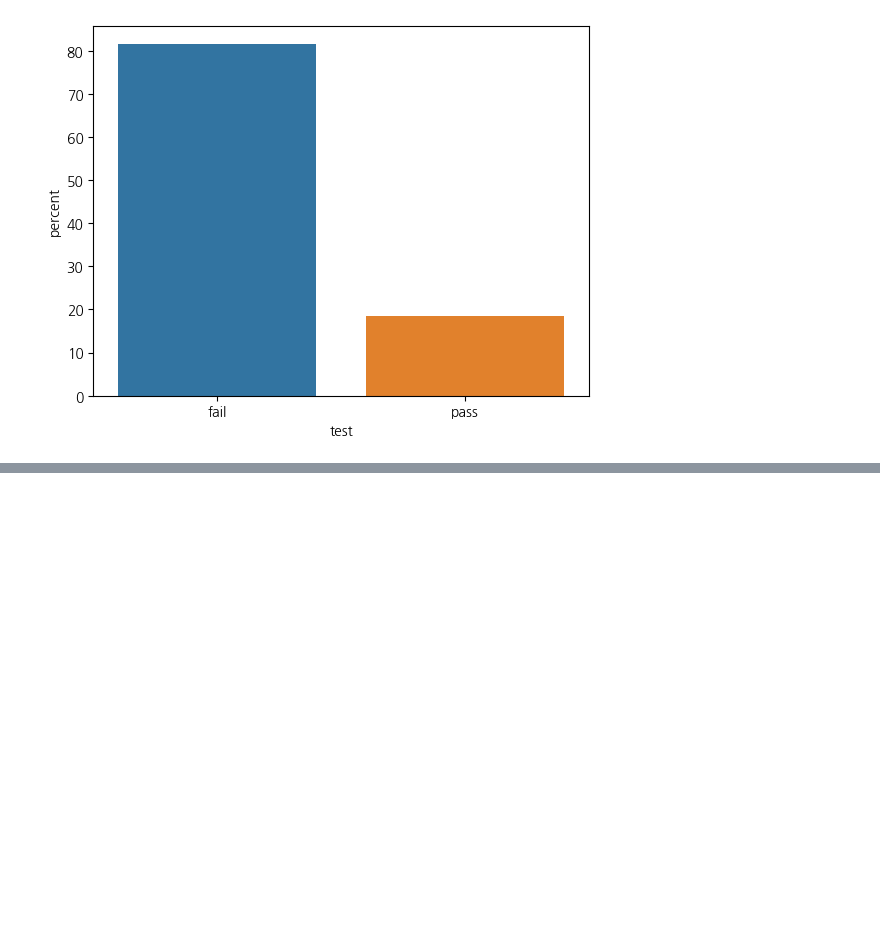
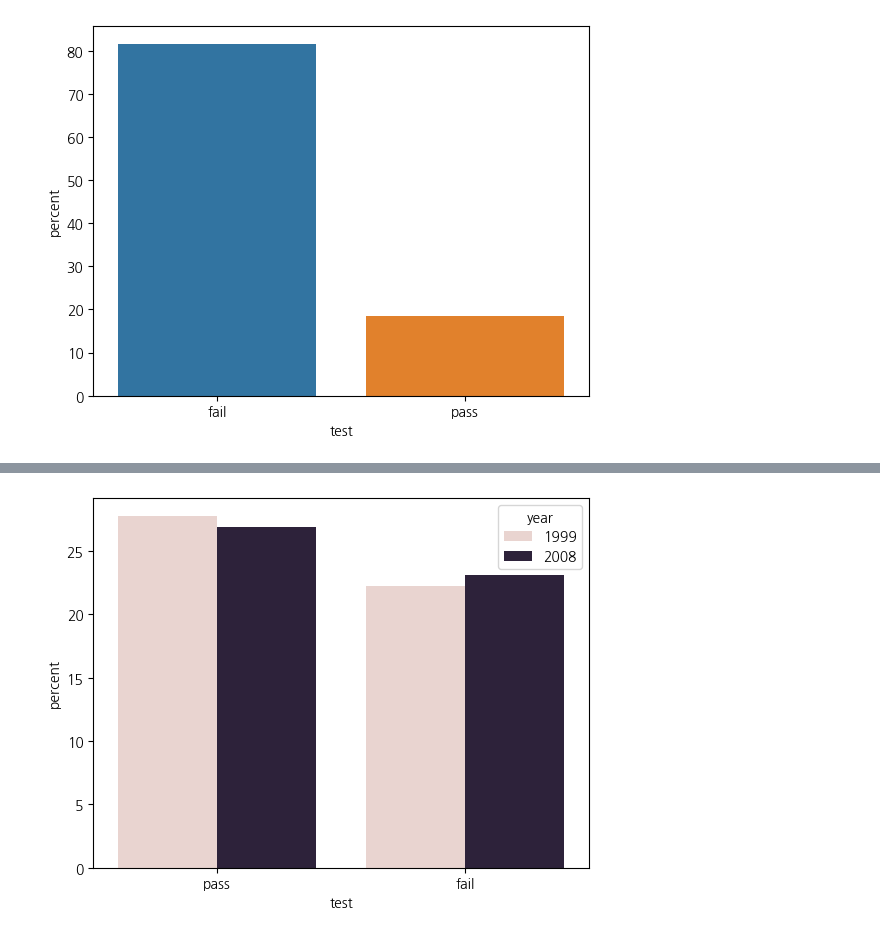
Before and after one commit to jw13k/2024-1-my-BDA, a Jupyter notebook: inclass/03w_0322_fri_ch05_dataframe_medium.ipynb, the cells around one changed output, grey strips where cells are left out. Drawn from its saved outputs; the diff is of its cells as text; code cells hidden in the pictures; blank space fills up the shorter version.

```diff
--- a/inclass/03w_0322_fri_ch05_dataframe_medium.ipynb
+++ b/inclass/03w_0322_fri_ch05_dataframe_medium.ipynb
@@ -618,0 +644,4 @@ sns.countplot(mpg, x='test', hue='test', stat= 'percent'); #시험예상
+# %%
+sns.countplot(mpg, x='test', hue='year', stat= 'percent');
+# %% [output]
+[figure, added]
```
Also changed, not shown: parts of 22 cells of this notebook.
